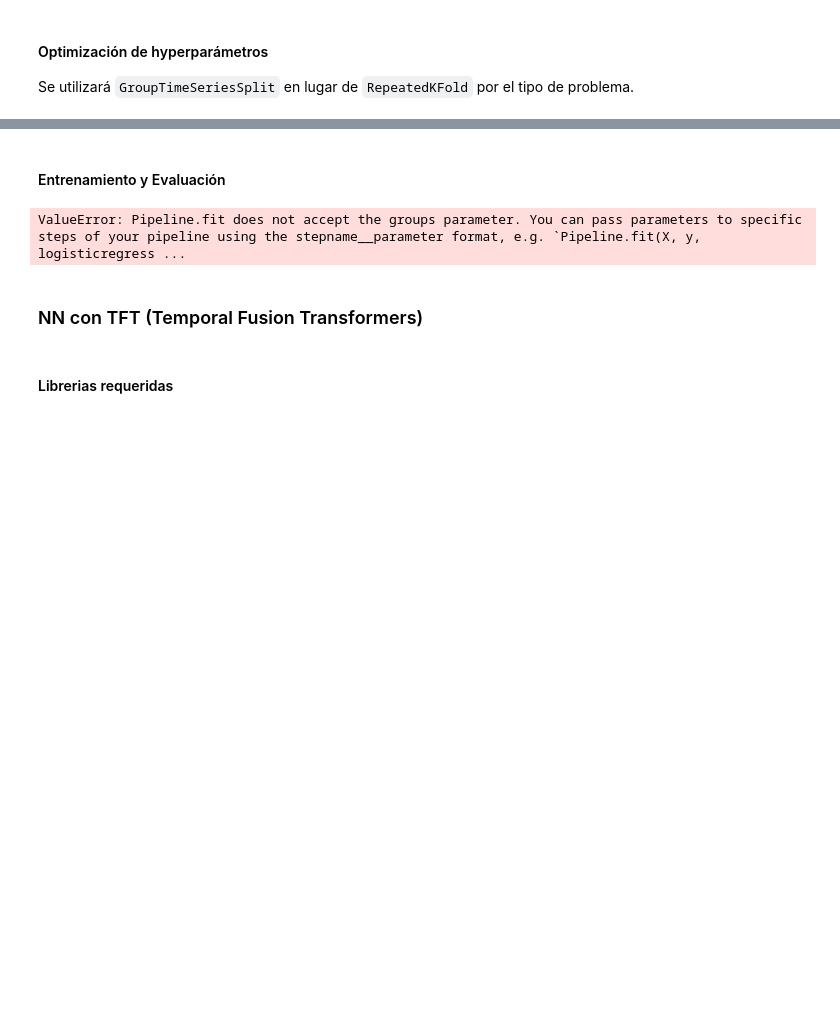
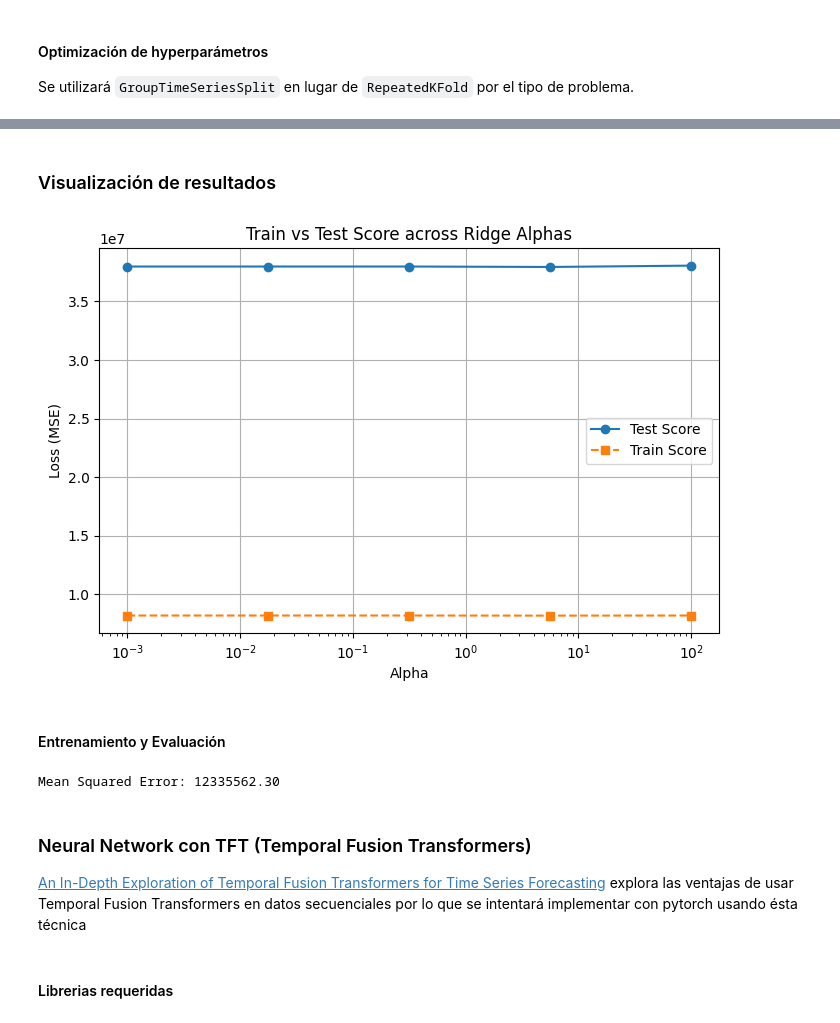
Before and after one commit to ericmaster/ai-master-sl-project, a Jupyter notebook: project.ipynb, the cells around one changed output, grey strips where cells are left out. Cells and saved outputs as stored; diff of their text form; code cells hidden in the pictures; blank space fills up the shorter version.

```diff
--- a/project.ipynb
+++ b/project.ipynb
@@ -784,21 +798,29 @@ groups_test = test_data["date"]
 #### Pipeline
 # %%
 lr_pipeline = Pipeline([
-    ('poly', PolynomialFeatures(degree=2, include_bias=False)),
+    # ('poly', PolynomialFeatures(degree=2, include_bias=False)),
     ('scaler', StandardScaler()),
-    ('ridge', Ridge(alpha=1.0))
+    ("feature_selection", SelectKBest(score_func=mutual_info_regression, k=best_k)),
+    ('ridge', Ridge(max_iter=1000, random_state=42)),
 ])
 # %% [markdown]
 #### Optimización de hyperparámetros
 
 Se utilizará `GroupTimeSeriesSplit` en lugar de `RepeatedKFold` por el tipo de problema.
 # %%
-param_grid = {"ridge__alpha": np.logspace(-3, 2, 10)}
+param_grid = {"ridge__alpha": np.logspace(-3, 2, 5)}
+print("CV Params:", param_grid)
+test_size = int(0.2 * len(dates.unique()))
 cv_args = {"test_size": test_size, "n_splits": 10}
 gtscv = GroupTimeSeriesSplit(**cv_args)
 
 grid = GridSearchCV(
-    lr_pipeline, param_grid, cv=gtscv, scoring="neg_mean_squared_error", verbose=3
+    lr_pipeline,
+    param_grid,
+    cv=gtscv,
+    scoring="neg_mean_squared_error",
+    verbose=3,
+    return_train_score=True,
 )
 grid.fit(X, y, groups=groups)
 
@@ -811,0 +847,30 @@ Fitting 10 folds for each of 10 candidates, totalling 100 fits
+# %% [markdown]
+### Visualización de resultados
+# %%
+import numpy as np
+import matplotlib.pyplot as plt
+
+# Extract alphas and scores
+results = grid.cv_results_
+alphas = [params['ridge__alpha'] for params in results['params']]
+
+# Convert negative MSE to positive for interpretability (optional)
+mean_test_scores = -np.array(results['mean_test_score'])
+std_test_scores = np.array(results['std_test_score'])
+
+mean_train_scores = -np.array(results['mean_train_score'])
+std_train_scores = np.array(results['std_train_score'])
+
+# Plot
+plt.figure(figsize=(8, 5))
+plt.plot(alphas, mean_test_scores, label='Test Score', marker='o')
+plt.plot(alphas, mean_train_scores, label='Train Score', marker='s', linestyle='--')
+plt.xscale('log')
+plt.xlabel('Alpha')
+plt.ylabel('Loss (MSE)')
+plt.title('Train vs Test Score across Ridge Alphas')
+plt.legend()
+plt.grid(True)
+plt.show()
+# %% [output]
+[figure, added]
@@ -818,11 +922,13 @@ lr_pipeline.fit(X, y)
 
 # Evaluate the model
 y_pred = lr_pipeline.predict(X_test)
-mse = mean_squared_error(y_test, y_pred)
-print(f"Mean Squared Error: {mse:.2f}")
+lr_mse = mean_squared_error(y_test, y_pred)
+print(f"Mean Squared Error: {lr_mse:.2f}")
 # %% [output]
-ValueError: Pipeline.fit does not accept the groups parameter. You can pass parameters to specific steps of your pipeline using the stepname__parameter format, e.g. `Pipeline.fit(X, y, logisticregress ...
+Mean Squared Error: 12335562.30
 # %% [markdown]
-### NN con TFT (Temporal Fusion Transformers)
+### Neural Network con TFT (Temporal Fusion Transformers)
+
+[An In-Depth Exploration of Temporal Fusion Transformers for Time Series Forecasting](https://medium.com/ai-simplified-in-plain-english/an-in-depth-exploration-of-temporal-fusion-transformers-for-time-series-forecasting-91e74040a079) explora las ventajas de usar Temporal Fusion Transformers en datos secuenciales por lo que se intentará implementar con pytorch usando ésta técnica
 # %% [markdown]
 #### Librerias requeridas
```
Also changed, not shown: parts of 27 cells of this notebook.
